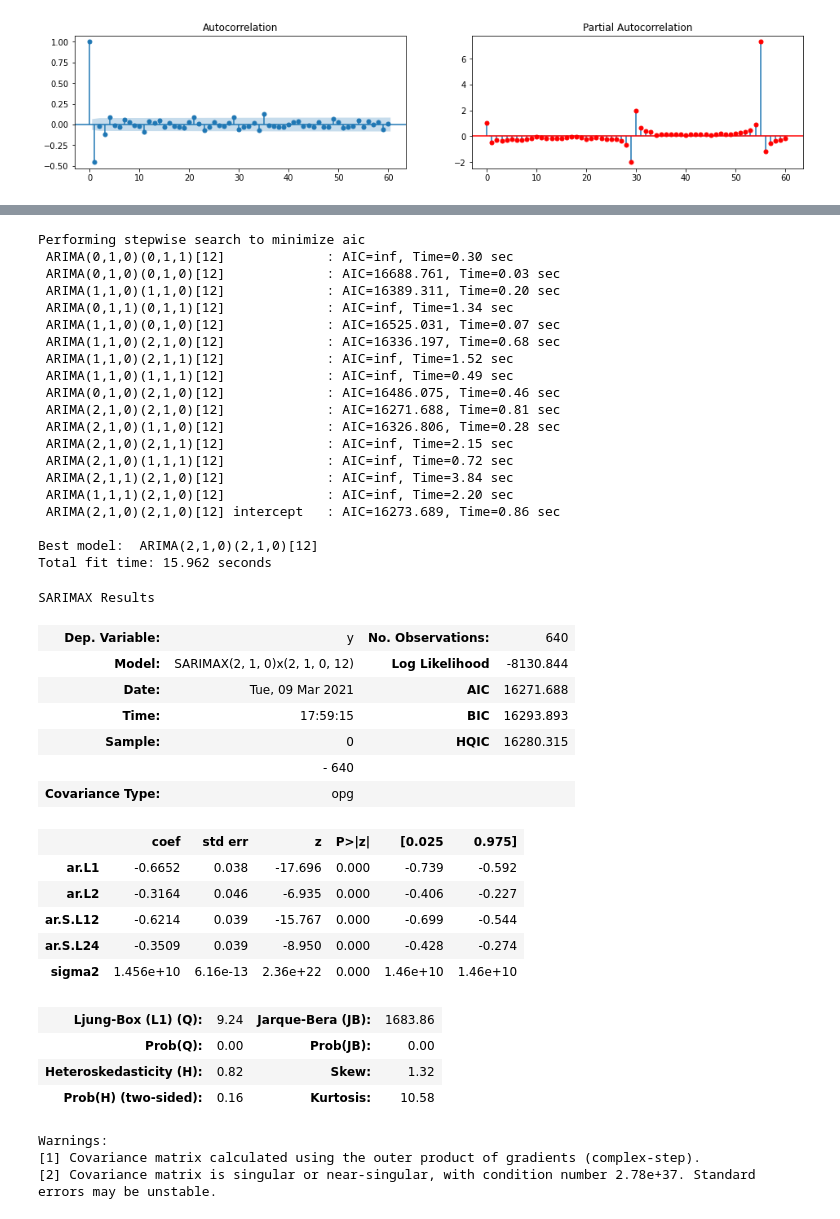
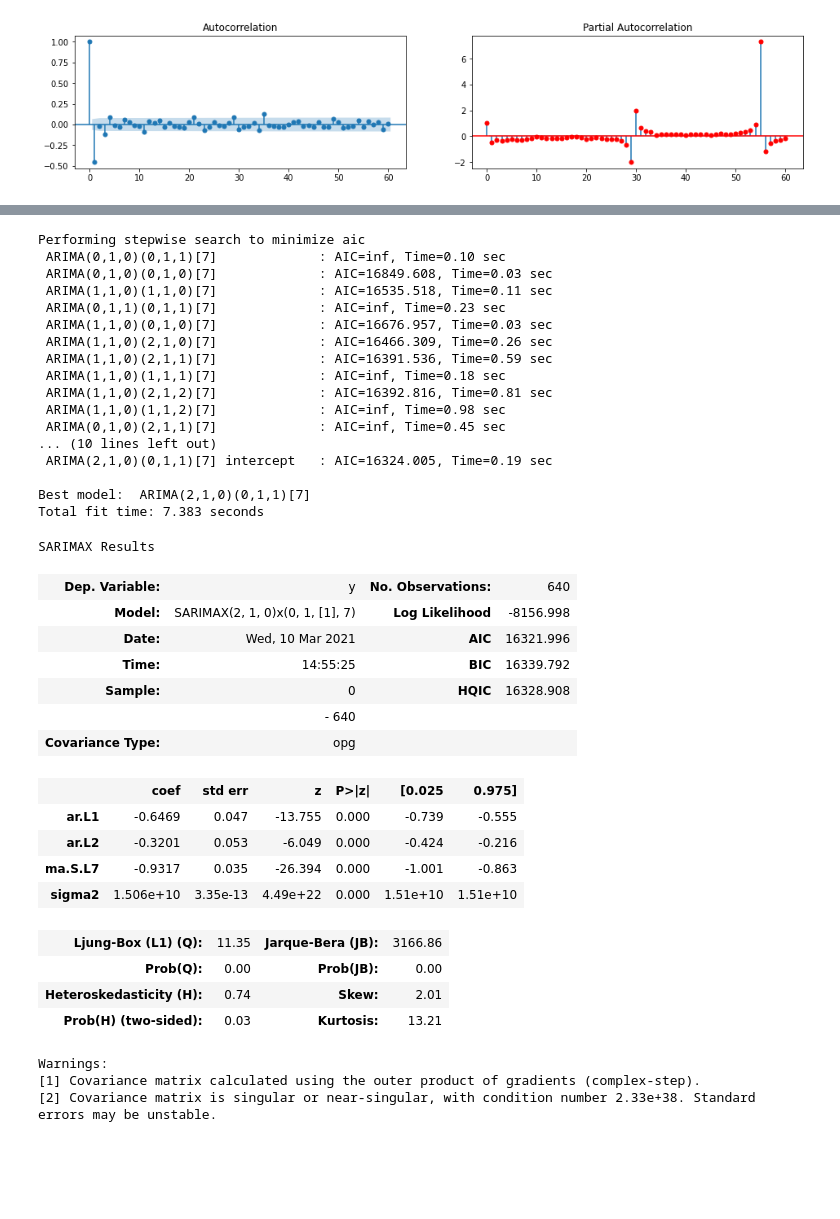
Before and after one commit to valeria0801/Insurance_claiming_forecasting, a Jupyter notebook: notebooks/AutoARIMA for daily data.ipynb, the cells around one changed output, grey strips where cells are left out. Saved outputs shown, nothing was run; the diff lists cells and outputs as text; code cells hidden in the pictures; blank space fills up the shorter version.

```diff
--- a/notebooks/First AutoARIMA.ipynb
+++ b/notebooks/AutoARIMA for daily data.ipynb
@@ -249,11 +249,11 @@ plot_pacf(mul_resid_ts_diff_1, lags=60, ax=axes[1], color='r');
 # %%
 # Splitting data
 # Additive serie
-split = 0.7
-split_index = round(len(add_resid_ts)*split)
+split_1 = 0.7
+split_index_1 = round(len(add_resid_ts)*split_1)
 
-add_resid_ts_train = add_resid_ts.iloc[:split_index]
-add_resid_ts_test = add_resid_ts.iloc[split_index:]
+add_resid_ts_train = add_resid_ts.iloc[:split_index_1]
+add_resid_ts_test = add_resid_ts.iloc[split_index_1:]
 
 add_resid_ts_train.head(), add_resid_ts_train.tail(), add_resid_ts_test.head(), add_resid_ts_test.tail()
 # %% [output]
@@ -303,52 +305,48 @@ mul_resid_ts_train.head(), mul_resid_ts_train.tail(), mul_resid_ts_test.head(),
 # %%
 # Trying Auto ARIMA with additive residuals serie
 stepwise_fit_add = pm.auto_arima(add_resid_ts_train, start_p=0, start_q=0,
-                             max_p=2, max_q=3, m=12,
+                             max_p=2, max_q=3, m=7,
                              start_P=0, seasonal=True,
                              d=1, D=1, trace=True,
                              error_action='ignore', # don’t want to know if an order does not work
                              suppress_warnings=True) # don’t want convergence warnings)
 stepwise_fit_add.summary()
 # %% [output]
 Performing stepwise search to minimize aic
- ARIMA(0,1,0)(0,1,1)[12]             : AIC=inf, Time=0.30 sec
- ARIMA(0,1,0)(0,1,0)[12]             : AIC=16688.761, Time=0.03 sec
- ARIMA(1,1,0)(1,1,0)[12]             : AIC=16389.311, Time=0.20 sec
- ARIMA(0,1,1)(0,1,1)[12]             : AIC=inf, Time=1.34 sec
- ARIMA(1,1,0)(0,1,0)[12]             : AIC=16525.031, Time=0.07 sec
- ARIMA(1,1,0)(2,1,0)[12]             : AIC=16336.197, Time=0.68 sec
- ARIMA(1,1,0)(2,1,1)[12]             : AIC=inf, Time=1.52 sec
- ARIMA(1,1,0)(1,1,1)[12]             : AIC=inf, Time=0.49 sec
- ARIMA(0,1,0)(2,1,0)[12]             : AIC=16486.075, Time=0.46 sec
- ARIMA(2,1,0)(2,1,0)[12]             : AIC=16271.688, Time=0.81 sec
- ARIMA(2,1,0)(1,1,0)[12]             : AIC=16326.806, Time=0.28 sec
- ARIMA(2,1,0)(2,1,1)[12]             : AIC=inf, Time=2.15 sec
- ARIMA(2,1,0)(1,1,1)[12]             : AIC=inf, Time=0.72 sec
- ARIMA(2,1,1)(2,1,0)[12]             : AIC=inf, Time=3.84 sec
- ARIMA(1,1,1)(2,1,0)[12]             : AIC=inf, Time=2.20 sec
- ARIMA(2,1,0)(2,1,0)[12] intercept   : AIC=16273.689, Time=0.86 sec
+ ARIMA(0,1,0)(0,1,1)[7]             : AIC=inf, Time=0.10 sec
+ ARIMA(0,1,0)(0,1,0)[7]             : AIC=16849.608, Time=0.03 sec
+ ARIMA(1,1,0)(1,1,0)[7]             : AIC=16535.518, Time=0.11 sec
+ ARIMA(0,1,1)(0,1,1)[7]             : AIC=inf, Time=0.23 sec
+ ARIMA(1,1,0)(0,1,0)[7]             : AIC=16676.957, Time=0.03 sec
+ ARIMA(1,1,0)(2,1,0)[7]             : AIC=16466.309, Time=0.26 sec
+ ARIMA(1,1,0)(2,1,1)[7]             : AIC=16391.536, Time=0.59 sec
+ ARIMA(1,1,0)(1,1,1)[7]             : AIC=inf, Time=0.18 sec
+ ARIMA(1,1,0)(2,1,2)[7]             : AIC=16392.816, Time=0.81 sec
+ ARIMA(1,1,0)(1,1,2)[7]             : AIC=inf, Time=0.98 sec
+ ARIMA(0,1,0)(2,1,1)[7]             : AIC=inf, Time=0.45 sec
+... (10 lines left out)
+ ARIMA(2,1,0)(0,1,1)[7] intercept   : AIC=16324.005, Time=0.19 sec
 
-Best model:  ARIMA(2,1,0)(2,1,0)[12]
-Total fit time: 15.962 seconds
+Best model:  ARIMA(2,1,0)(0,1,1)[7]
+Total fit time: 7.383 seconds
 SARIMAX Results
 | Dep. Variable: | y | No. Observations: | 640 |
-| Model: | SARIMAX(2, 1, 0)x(2, 1, 0, 12) | Log Likelihood | -8130.844 |
-| Date: | Tue, 09 Mar 2021 | AIC | 16271.688 |
-| Time: | 17:59:15 | BIC | 16293.893 |
-| Sample: | 0 | HQIC | 16280.315 |
+| Model: | SARIMAX(2, 1, 0)x(0, 1, [1], 7) | Log Likelihood | -8156.998 |
+| Date: | Wed, 10 Mar 2021 | AIC | 16321.996 |
+| Time: | 14:55:25 | BIC | 16339.792 |
+| Sample: | 0 | HQIC | 16328.908 |
 |  | - 640 |  |  |
 | Covariance Type: | opg |  |  |
 |  | coef | std err | z | P>|z| | [0.025 | 0.975] |
-| ar.L1 | -0.6652 | 0.038 | -17.696 | 0.000 | -0.739 | -0.592 |
-| ar.L2 | -0.3164 | 0.046 | -6.935 | 0.000 | -0.406 | -0.227 |
-| ar.S.L12 | -0.6214 | 0.039 | -15.767 | 0.000 | -0.699 | -0.544 |
-| ar.S.L24 | -0.3509 | 0.039 | -8.950 | 0.000 | -0.428 | -0.274 |
-| sigma2 | 1.456e+10 | 6.16e-13 | 2.36e+22 | 0.000 | 1.46e+10 | 1.46e+10 |
+| ar.L1 | -0.6469 | 0.047 | -13.755 | 0.000 | -0.739 | -0.555 |
+| ar.L2 | -0.3201 | 0.053 | -6.049 | 0.000 | -0.424 | -0.216 |
+| ma.S.L7 | -0.9317 | 0.035 | -26.394 | 0.000 | -1.001 | -0.863 |
+| sigma2 | 1.506e+10 | 3.35e-13 | 4.49e+22 | 0.000 | 1.51e+10 | 1.51e+10 |
-| Ljung-Box (L1) (Q): | 9.24 | Jarque-Bera (JB): | 1683.86 |
+| Ljung-Box (L1) (Q): | 11.35 | Jarque-Bera (JB): | 3166.86 |
 | Prob(Q): | 0.00 | Prob(JB): | 0.00 |
-| Heteroskedasticity (H): | 0.82 | Skew: | 1.32 |
-| Prob(H) (two-sided): | 0.16 | Kurtosis: | 10.58 |
+| Heteroskedasticity (H): | 0.74 | Skew: | 2.01 |
+| Prob(H) (two-sided): | 0.03 | Kurtosis: | 13.21 |
 Warnings:
 [1] Covariance matrix calculated using the outer product of gradients (complex-step).
-[2] Covariance matrix is singular or near-singular, with condition number 2.78e+37. Standard errors may be unstable.
+[2] Covariance matrix is singular or near-singular, with condition number 2.33e+38. Standard errors may be unstable.
 # %%
```
Also changed, not shown: parts of 36 cells of this notebook, 1 other file.
